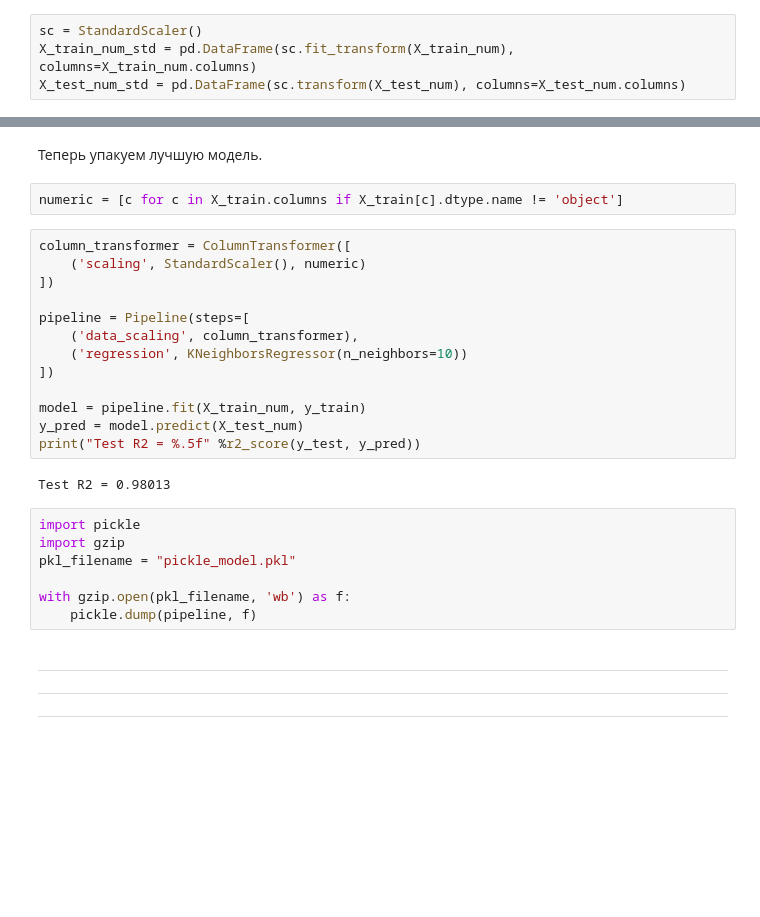
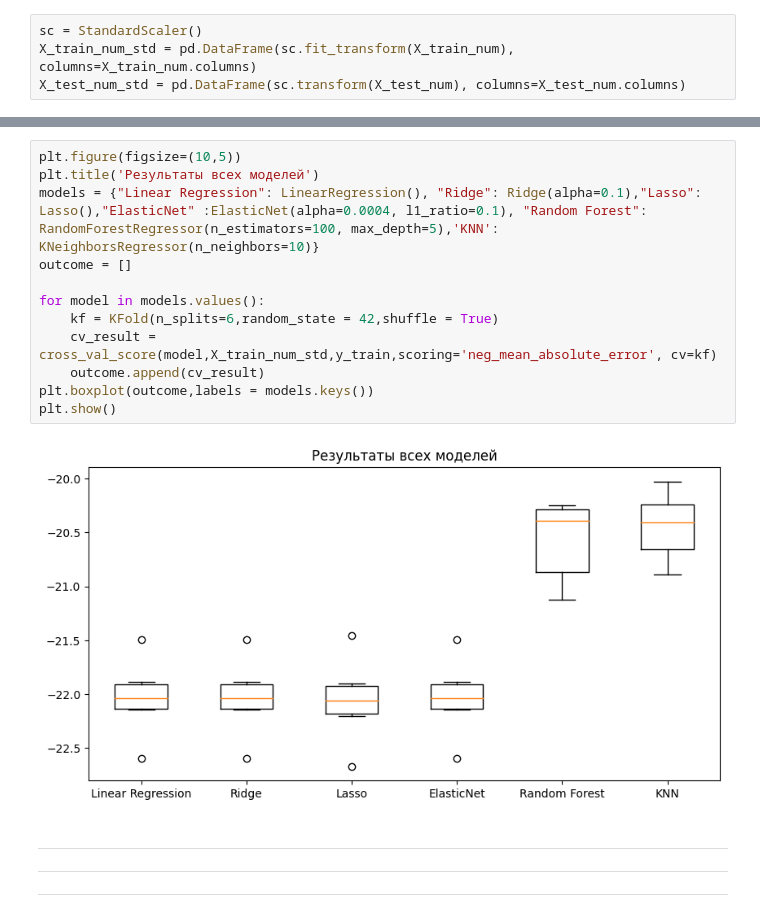
Before and after one commit to boisterous-cat/AirQualityProject, a Jupyter notebook: jupyter/ML_experiments.ipynb, the cells around one changed output, grey strips where cells are left out. Saved outputs shown, nothing was run; the diff lists cells and outputs as text; blank space fills up the shorter version.

Commit message:
Major update on Fastapi nd training model

```diff
--- a/jupyter/ML.ipynb
+++ b/jupyter/ML_experiments.ipynb
@@ -297,29 +297,17 @@ plt.show()
-# %% [markdown]
-Теперь упакуем лучшую модель.
-# %%
-numeric = [c for c in X_train.columns if X_train[c].dtype.name != 'object']
-# %%
-column_transformer = ColumnTransformer([
-    ('scaling', StandardScaler(), numeric)
-])
-
-pipeline = Pipeline(steps=[
-    ('data_scaling', column_transformer),
-    ('regression', KNeighborsRegressor(n_neighbors=10))
-])
-
-model = pipeline.fit(X_train_num, y_train)
-y_pred = model.predict(X_test_num)
-print("Test R2 = %.5f" %r2_score(y_test, y_pred))
-# %% [output]
-Test R2 = 0.98013
-# %%
-import pickle
-import gzip
-pkl_filename = "pickle_model.pkl"
-
-with gzip.open(pkl_filename, 'wb') as f:
-    pickle.dump(pipeline, f)
+# %%
+plt.figure(figsize=(10,5))
+plt.title('Результаты всех моделей')
+models = {"Linear Regression": LinearRegression(), "Ridge": Ridge(alpha=0.1),"Lasso": Lasso(),"ElasticNet" :ElasticNet(alpha=0.0004, l1_ratio=0.1), "Random Forest": RandomForestRegressor(n_estimators=100, max_depth=5),'KNN': KNeighborsRegressor(n_neighbors=10)}
+outcome = []
+
+for model in models.values():
+    kf = KFold(n_splits=6,random_state = 42,shuffle = True)
+    cv_result = cross_val_score(model,X_train_num_std,y_train,scoring='neg_mean_absolute_error', cv=kf)
+    outcome.append(cv_result)
+plt.boxplot(outcome,labels = models.keys())
+plt.show()
+# %% [output]
+[figure, added]
 # %% [markdown]
 
 
```
Also changed, not shown: parts of 4 cells of this notebook, 14 other files.
